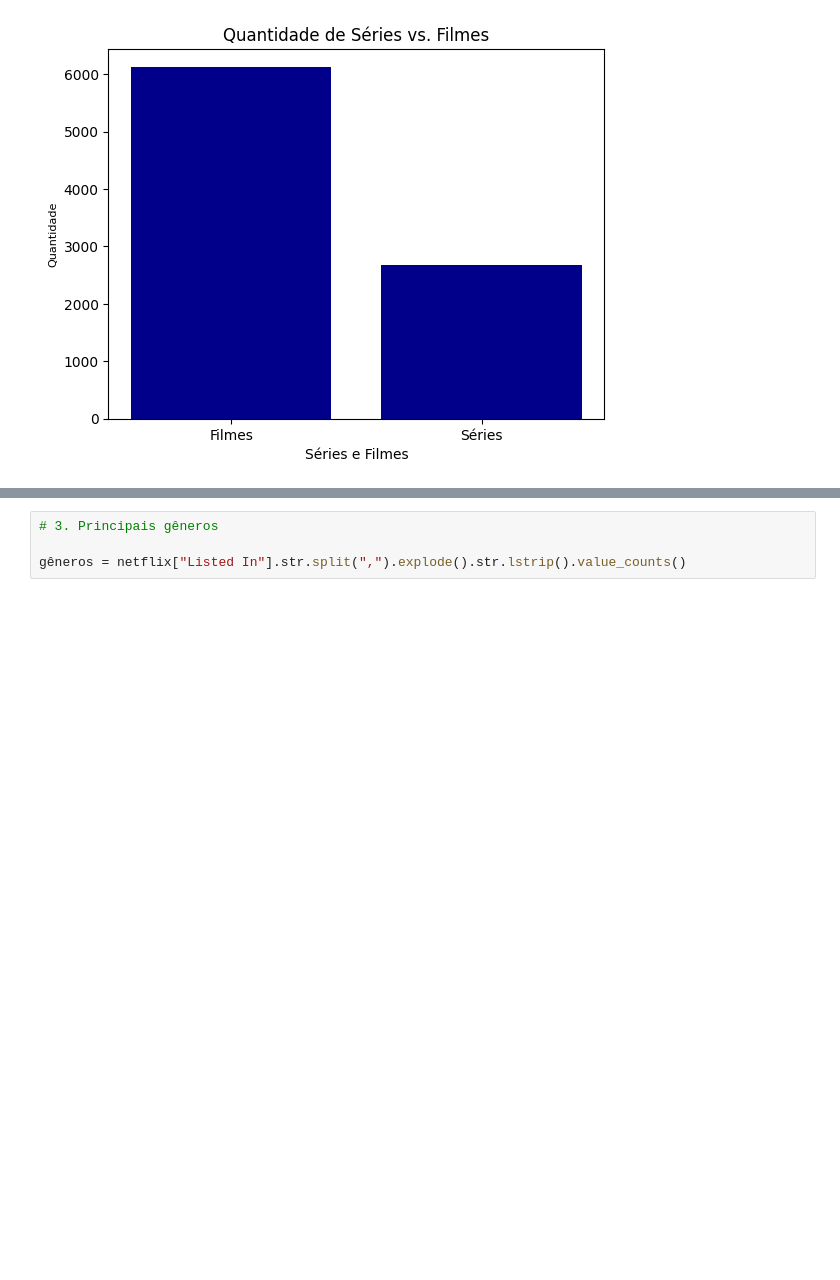
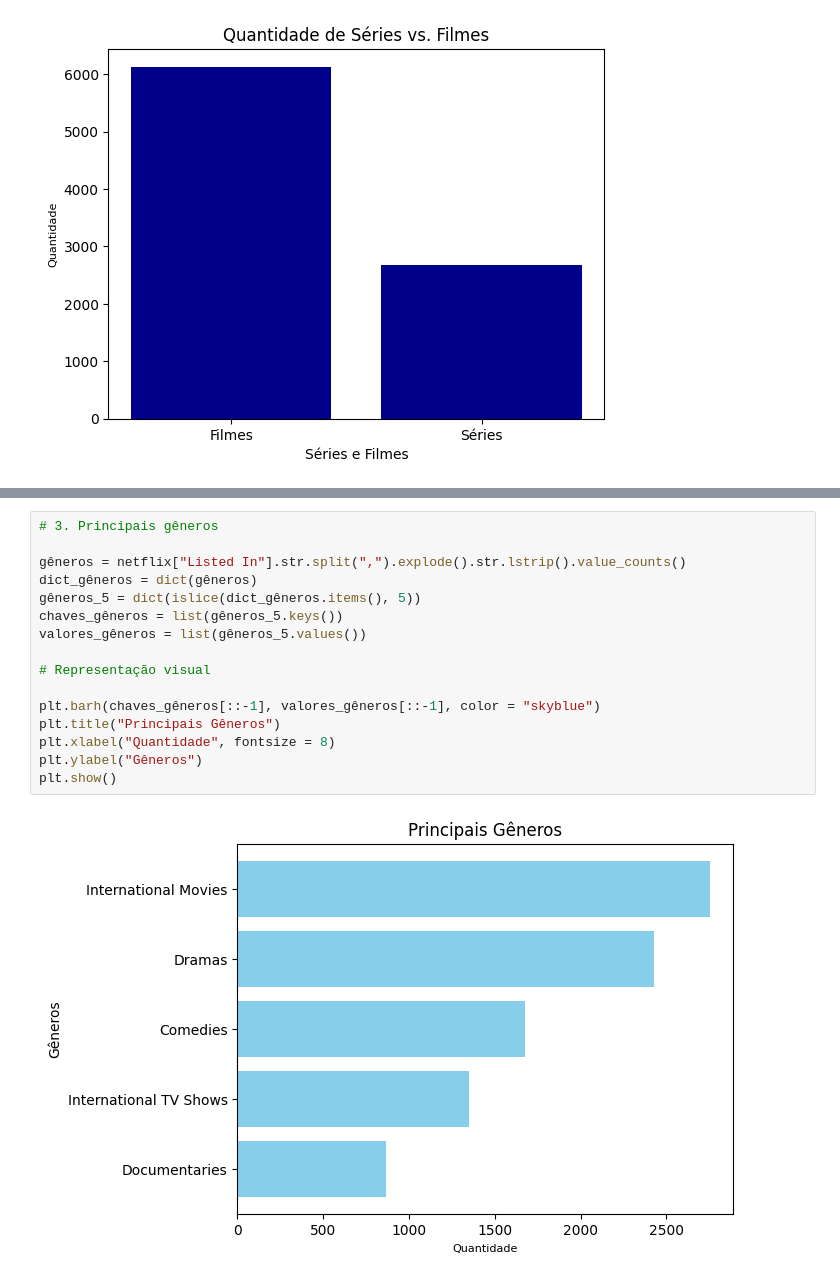
Before and after one commit to mendes078/Netflix, a Jupyter notebook: Análise - Netflix.ipynb, the cells around one changed output, grey strips where cells are left out. Drawn from its saved outputs; the diff is of its cells as text; blank space fills up the shorter version.

```diff
--- a/Análise - Netflix.ipynb
+++ b/Análise - Netflix.ipynb
@@ -76,4 +77,18 @@ Baseando-se nos dados fornecidos pelo dataset e distribuídos pelo gráfico de p
 # %%
 # 3. Principais gêneros
 
 gêneros = netflix["Listed In"].str.split(",").explode().str.lstrip().value_counts()
+dict_gêneros = dict(gêneros)
+gêneros_5 = dict(islice(dict_gêneros.items(), 5))
+chaves_gêneros = list(gêneros_5.keys())
+valores_gêneros = list(gêneros_5.values())
+
+# Representação visual
+
+plt.barh(chaves_gêneros[::-1], valores_gêneros[::-1], color = "skyblue")
+plt.title("Principais Gêneros")
+plt.xlabel("Quantidade", fontsize = 8)
+plt.ylabel("Gêneros")
+plt.show()
+# %% [output]
+[figure, added]
```
Also changed, not shown: parts of 1 cell of this notebook.
